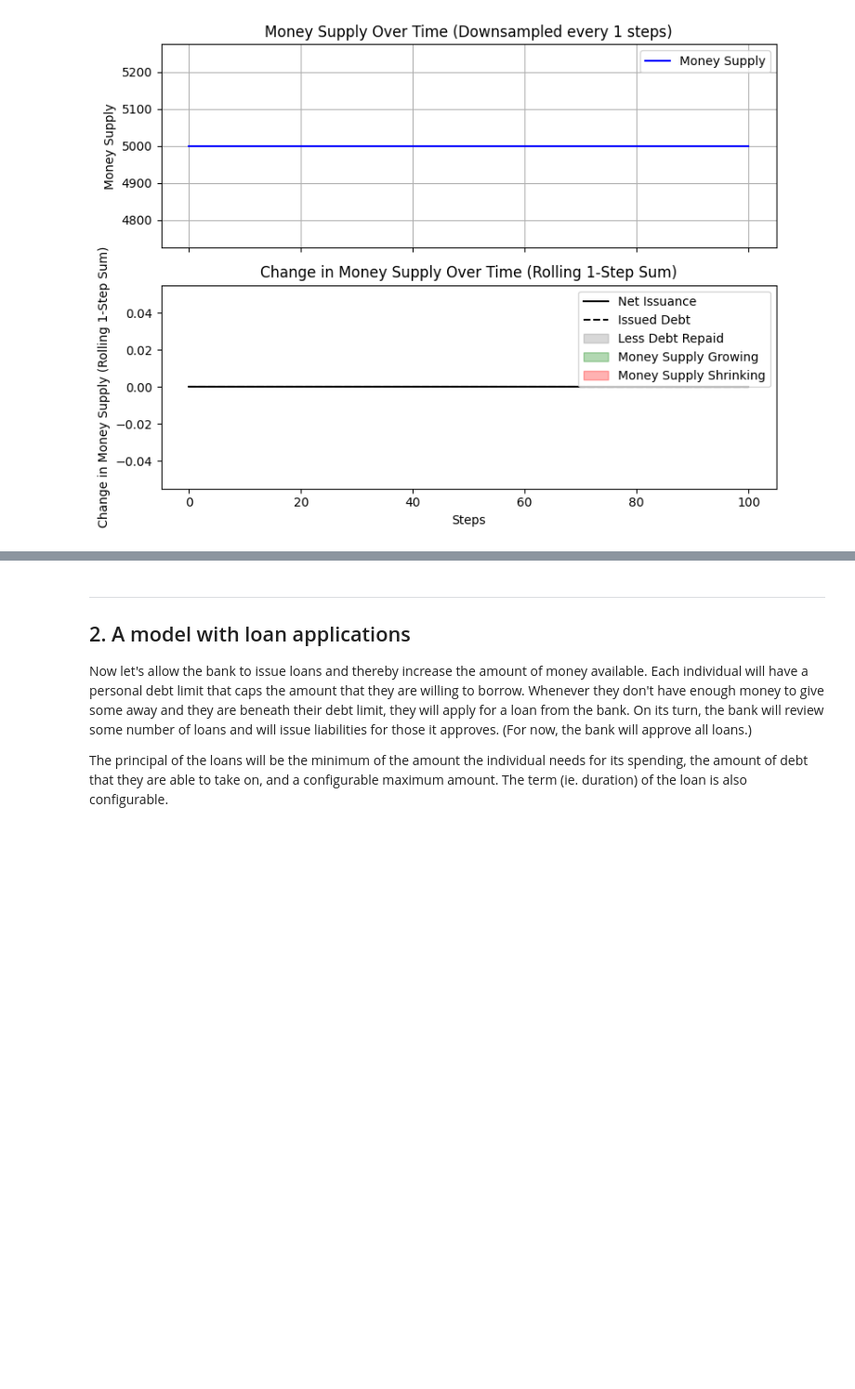
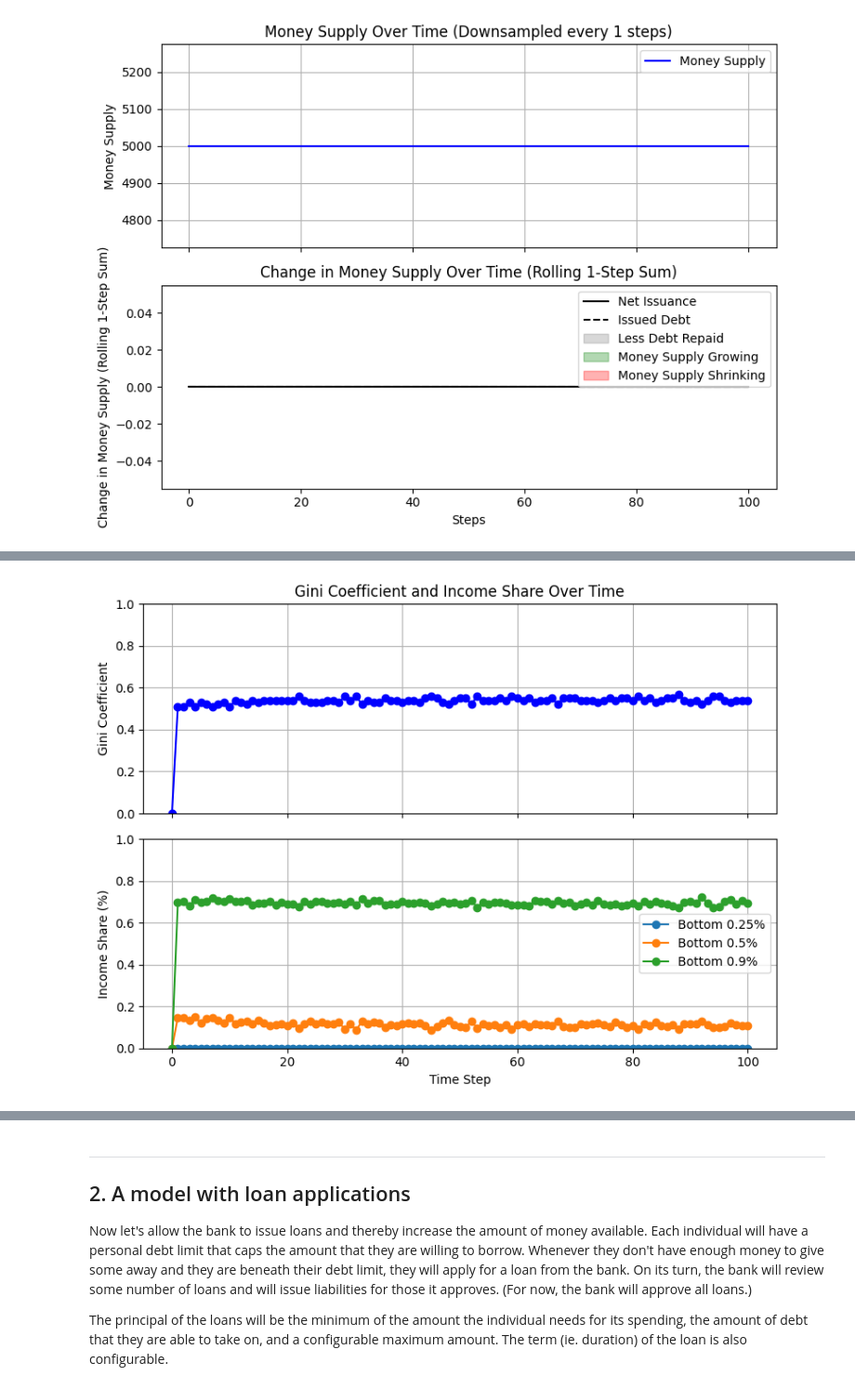
Before and after one commit to fillstaley/econolab, a Jupyter notebook: models/boltzmann-banking/boltzmann-banking.ipynb, the cells around one changed output, grey strips where cells are left out. Shown at 93% size. Drawn from its saved outputs; the diff is of its cells as text; code cells hidden in the pictures; blank space fills up the shorter version.

Commit message:
introduced plotting functions for income

```diff
--- a/models/boltzmann-banking/boltzmann-banking.ipynb
+++ b/models/boltzmann-banking/boltzmann-banking.ipynb
@@ -71,0 +72,4 @@ plot.individual_wealth_distribution(no_loans_model)
+# %%
+plot.individual_income_inequality(no_loans_model)
+# %% [output]
+[figure, added]
```
Also changed, not shown: parts of 9 cells of this notebook, 2 other files.
